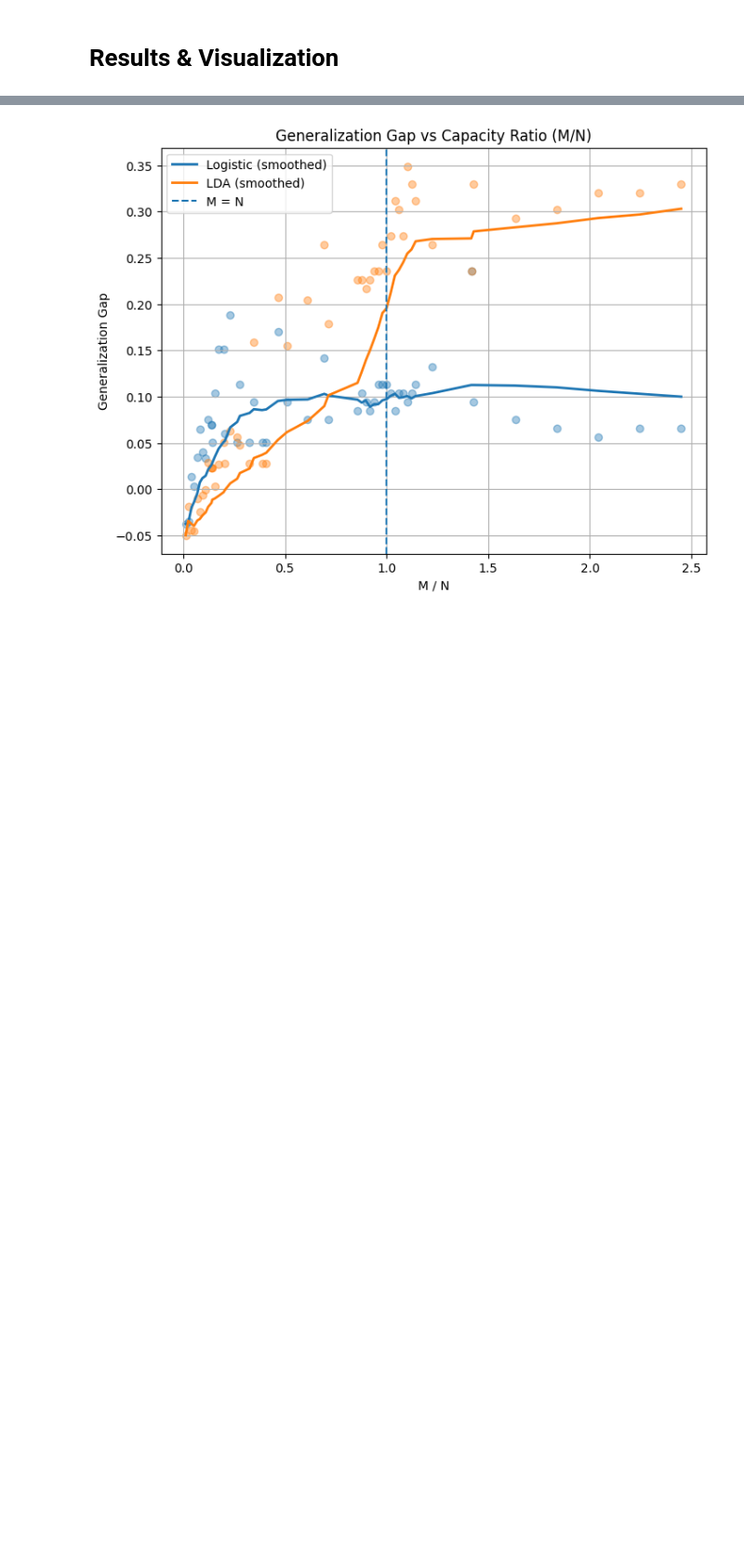
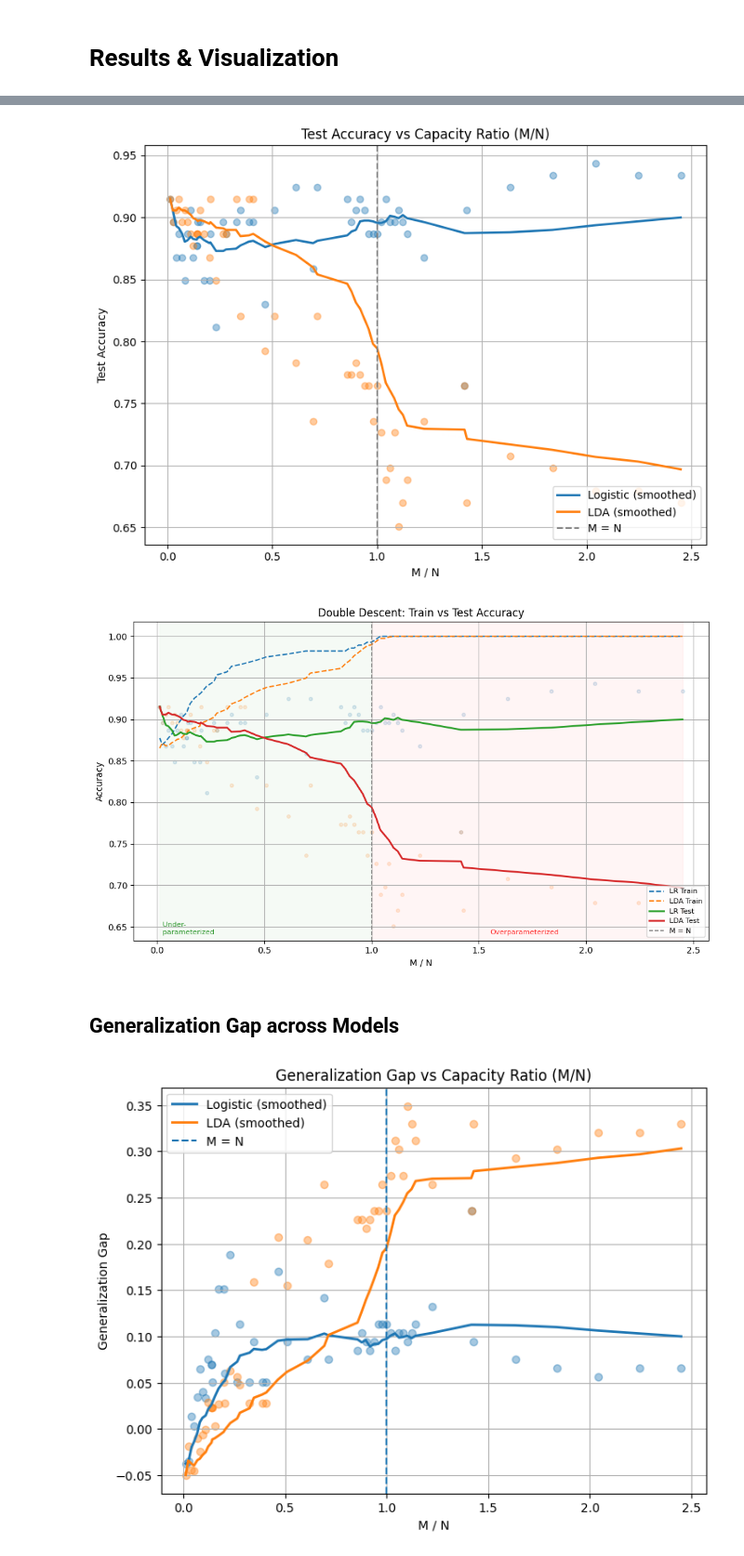
Before and after one commit to DennisWWW/ml-generalization-project, a Jupyter notebook: CS6140_Project.ipynb, the cells around one changed output, grey strips where cells are left out. Shown at 93% size. Cells and saved outputs as stored; diff of their text form; code cells hidden in the pictures; blank space fills up the shorter version.

```diff
--- a/CS6140_Project.ipynb
+++ b/CS6140_Project.ipynb
@@ -409 +457,71 @@ plt.show()
+# %%
+# ─────────────────────────────────────────────────────────────
+# PLOT 3: Test Accuracy vs Capacity Ratio (M/N)
+# ─────────────────────────────────────────────────────────────
+
+fig, ax = plt.subplots(figsize=(8, 6))
+
+ax.scatter(df_all["M_over_N"], df_all["lr_test_acc"],  alpha=0.4)
+ax.scatter(df_all["M_over_N"], df_all["lda_test_acc"], alpha=0.4)
+
+x_lr,  y_lr  = smooth_curve(df_all["M_over_N"], df_all["lr_test_acc"])
+x_lda, y_lda = smooth_curve(df_all["M_over_N"], df_all["lda_test_acc"])
+
+ax.plot(x_lr,  y_lr,  linewidth=2, label="Logistic (smoothed)")
+ax.plot(x_lda, y_lda, linewidth=2, label="LDA (smoothed)")
+ax.axvline(x=1.0, linestyle="--", color="gray", label="M = N")
+ax.set_xlabel("M / N")
+ax.set_ylabel("Test Accuracy")
+ax.set_title("Test Accuracy vs Capacity Ratio (M/N)")
+ax.legend(loc="lower right")
+ax.grid(True)
+plt.tight_layout()
+plt.show()
+
+
+fig, ax = plt.subplots(figsize=(10, 6))
+
+# scatter (test only, to avoid clutter)
+ax.scatter(df_all["M_over_N"], df_all["lr_test_acc"],  alpha=0.15, s=15)
+ax.scatter(df_all["M_over_N"], df_all["lda_test_acc"], alpha=0.15, s=15)
+
+# smoothed train
+x_lr_tr,  y_lr_tr  = smooth_curve(df_all["M_over_N"], df_all["lr_train_acc"])
+x_lda_tr, y_lda_tr = smooth_curve(df_all["M_over_N"], df_all["lda_train_acc"])
+ax.plot(x_lr_tr,  y_lr_tr,  linewidth=1.5, linestyle="--", label="LR Train")
+ax.plot(x_lda_tr, y_lda_tr, linewidth=1.5, linestyle="--", label="LDA Train")
+
+# smoothed test
+x_lr,  y_lr  = smooth_curve(df_all["M_over_N"], df_all["lr_test_acc"])
+x_lda, y_lda = smooth_curve(df_all["M_over_N"], df_all["lda_test_acc"])
+ax.plot(x_lr,  y_lr,  linewidth=2, label="LR Test")
+ax.plot(x_lda, y_lda, linewidth=2, label="LDA Test")
+
+# interpolation threshold
+ax.axvline(x=1.0, linestyle="--", color="gray", linewidth=1.2, label="M = N")
+
+# regime shading
+xmin = df_all["M_over_N"].min()
+xmax = df_all["M_over_N"].max()
+ax.axvspan(xmin, 1.0, alpha=0.04, color="green")
+ax.axvspan(1.0, xmax, alpha=0.04, color="red")
+
+# regime labels
+ax.text(0.05, 0.02, "Under-\nparameterized", transform=ax.transAxes,
+        fontsize=8, color="green", alpha=0.8)
+ax.text(0.62, 0.02, "Overparameterized", transform=ax.transAxes,
+        fontsize=8, color="red", alpha=0.8)
+
+ax.set_xlabel("M / N")
+ax.set_ylabel("Accuracy")
+ax.set_title("Double Descent: Train vs Test Accuracy")
+ax.legend(loc="lower right", fontsize=8)
+ax.grid(True)
+plt.tight_layout()
+plt.show()
+# %% [output]
+[figure, added]
+[figure, added]
+# %% [markdown]
+## Generalization Gap across Models
 # %%
```
Also changed, not shown: parts of 15 cells of this notebook.
